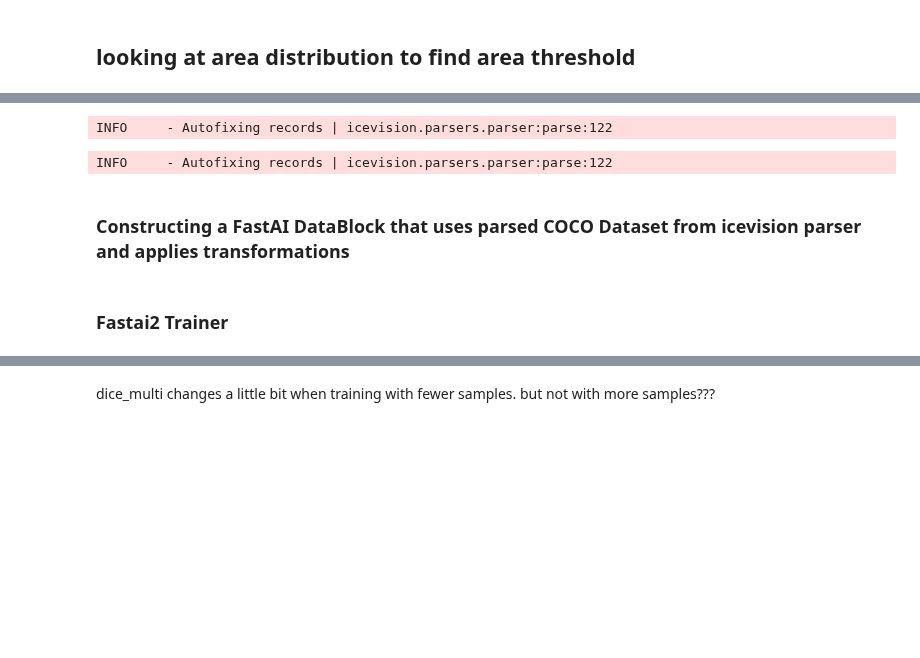
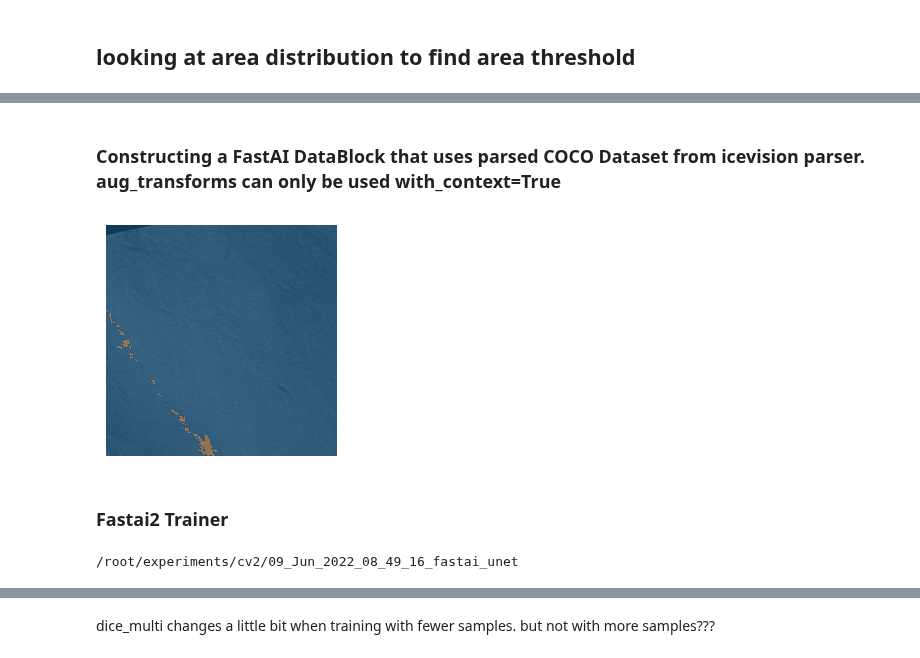
Before and after one commit to SkyTruth/cerulean-ml, a Jupyter notebook: notebooks/fastai2_unet_trainer_cv2.ipynb, the cells around one changed output, grey strips where cells are left out. Cells and saved outputs as stored; diff of their text form; code cells hidden in the pictures; blank space fills up the shorter version.

```diff
--- a/notebooks/fastai2_unet_trainer_cv2.ipynb
+++ b/notebooks/fastai2_unet_trainer_cv2.ipynb
@@ -69,17 +69,13 @@ df
 # %%
 record_collection_with_negative_small_filtered_train = preprocess.load_set_record_collection(
-    coco_json_path_train, tiled_images_folder_train, area_thresh, negative_sample_count
+    coco_json_path_train, tiled_images_folder_train, area_thresh, negative_sample_count, preprocess=False
 )
 record_ids_train = record_collection_to_record_ids(record_collection_with_negative_small_filtered_train)
-# %% [output]
-INFO     - Autofixing records | icevision.parsers.parser:parse:122
 # %%
 record_collection_with_negative_small_filtered_val = preprocess.load_set_record_collection(
-    coco_json_path_val, tiled_images_folder_val, area_thresh, negative_sample_count_val
+    coco_json_path_val, tiled_images_folder_val, area_thresh, negative_sample_count_val, preprocess=False
 )
 record_ids_val = record_collection_to_record_ids(record_collection_with_negative_small_filtered_val)
-# %% [output]
-INFO     - Autofixing records | icevision.parsers.parser:parse:122
 # %%
 assert len(set(record_ids_train)) + len(set(record_ids_val)) == len(record_ids_train) + len(record_ids_val)
 # %%
@@ -91,4 +87,4 @@ def get_val_indices(combined_ids, val_ids):
 # %%
 #show_data.show_records(random.choices(combined_train_records, k=9), ncols=3)
 # %% [markdown]
-### Constructing a FastAI DataBlock that uses parsed COCO Dataset from icevision parser and applies transformations
+### Constructing a FastAI DataBlock that uses parsed COCO Dataset from icevision parser. aug_transforms can only be used with_context=True
@@ -121,3 +118,7 @@ dls = coco_seg_dblock.dataloaders(source=train_val_record_ids, batch_size=6, n=1
+# %%
+dls.show_batch()
+# %% [output]
+[figure, added]
 # %% [markdown]
 ### Fastai2 Trainer
 # %%
@@ -125,6 +126,9 @@ dateTimeObj = datetime.now()
 timestampStr = dateTimeObj.strftime("%d_%b_%Y_%H_%M_%S")
 experiment_dir =  Path(f'{mount_path}/experiments/cv2/'+timestampStr+'_fastai_unet/')
 experiment_dir.mkdir(exist_ok=True)
+print(experiment_dir)
+# %% [output]
+/root/experiments/cv2/09_Jun_2022_08_49_16_fastai_unet
 # %%
 arch = 18
 archs = {18: resnet18, 34: resnet34, 50: resnet50}
```
Also changed, not shown: parts of 9 cells of this notebook, 2 other files.
